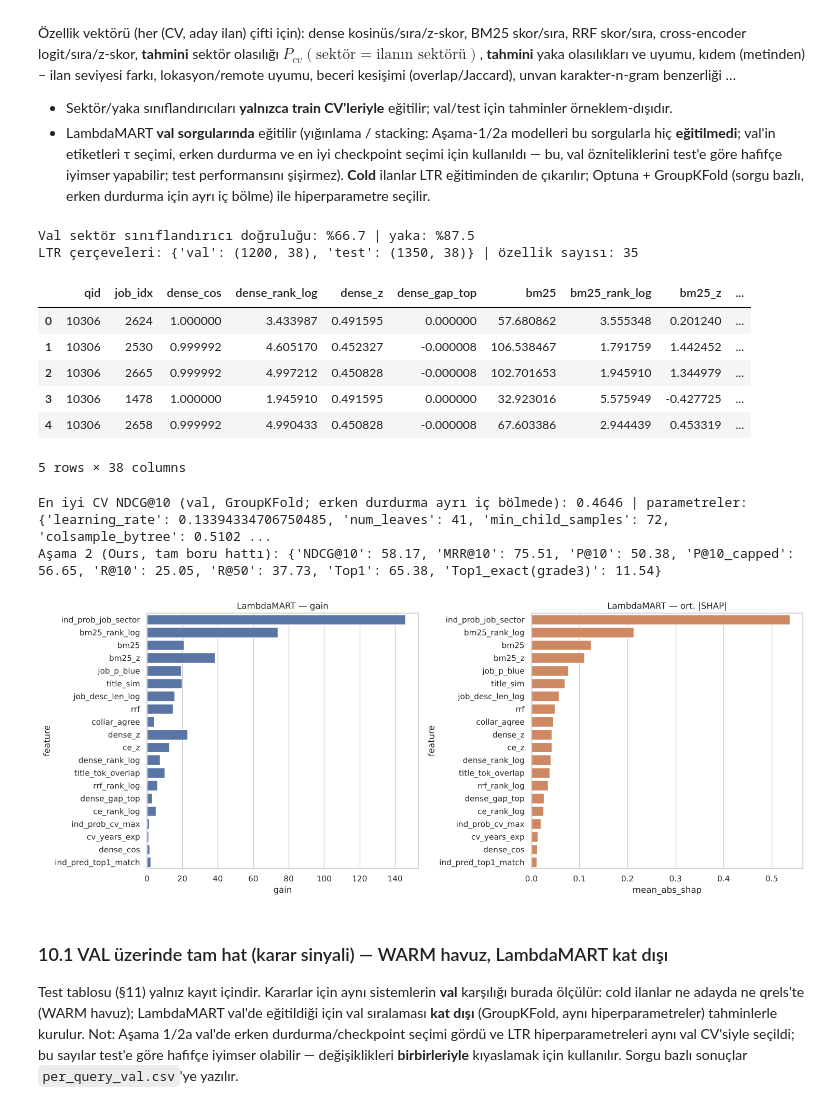
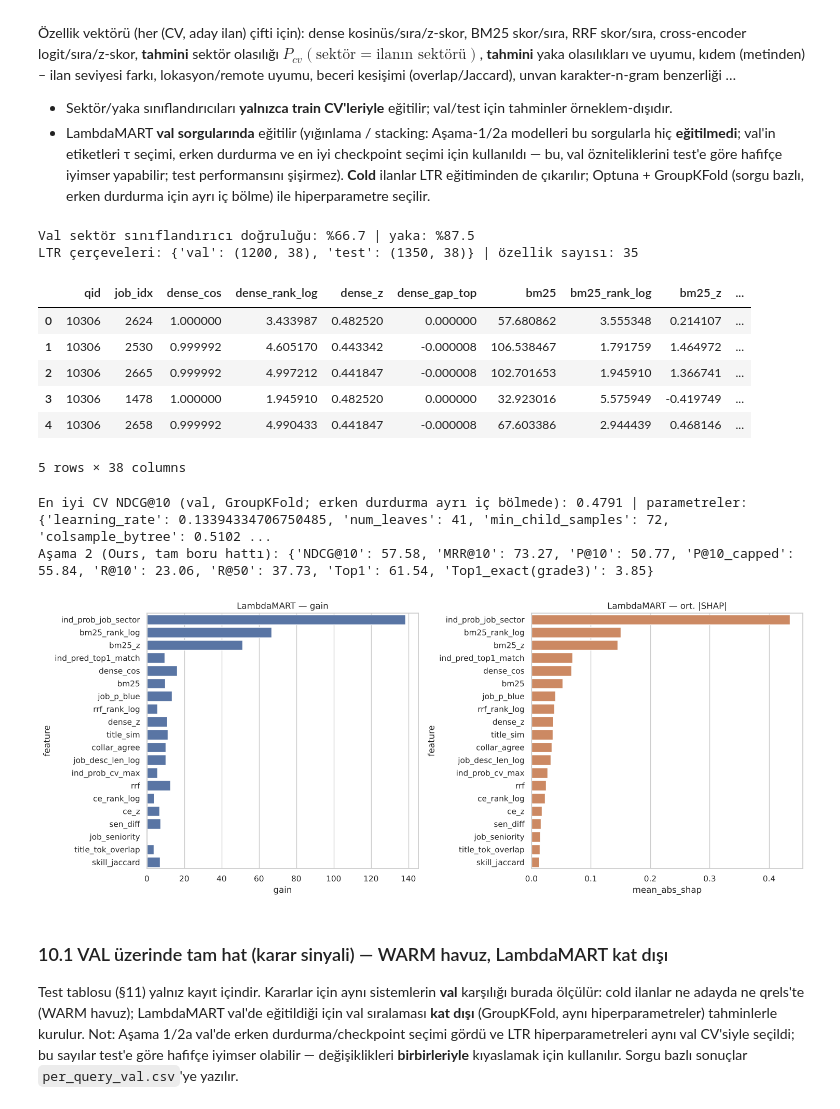
Before and after one commit to Verm1lion/umidovski, a Jupyter notebook: reports/dry_run_executed_notebook.ipynb, the cells around one changed output. Drawn from its saved outputs; the diff is of its cells as text; code cells hidden in the pictures.

```diff
--- a/reports/dry_run_executed_notebook.ipynb
+++ b/reports/dry_run_executed_notebook.ipynb
@@ -924,7 +935,7 @@ print("CE eğitim listesi:", len(DS_CE), "| ortalama liste uzunluğu:", np.mean(
       "| etiket dağılımı:", Counter(int(x) for l in LABELS for x in l))
 
 class GradedRerankEvaluator(SentenceEvaluator):
-    # Val Top-50 hibrit adaylarını cross-encoder ile yeniden sıralayıp tam-havuz NDCG@10 hesaplar
+    # Val'de cold maskeli hibrit ilk-50'yi cross-encoder ile yeniden sıralayıp WARM NDCG@10 hesaplar
     def __init__(self, qids, fused):
         super().__init__(); self.qids = list(qids); self.name = "val"
         f = fused.copy(); f[:, COLD] = -np.inf          # model seçimi yalnız WARM ilanlarla
@@ -981,7 +992,9 @@ ce_log_df = plot_logs(ce_logs.rows, "Aşama 2a — Cross-encoder eğitimi", "sta
 ce_log_df.to_csv(os.path.join(CFG["OUT_DIR"], "stage2a_training_log.csv"), index=False)
 CE.save(os.path.join(CFG["OUT_DIR"], "cross_encoder_best"))
 
-CAND = {s: core.topk_indices(HYB[s][0], CFG["N_CANDIDATES"]) for s in ("val", "test")}
+# Val adayları cold maskeli (karar sinyalleri ve LTR eğitimi WARM havuzda; §9.1 ile aynı küme); test tam havuz
+_fv = HYB["val"][0].copy(); _fv[:, COLD] = -np.inf
+CAND = {"val": core.topk_indices(_fv, CFG["N_CANDIDATES"]), "test": core.topk_indices(HYB["test"][0], CFG["N_CANDIDATES"])}
 CE_S = {s: ce_score_matrix(CE, VAL_IDS if s == "val" else TEST_IDS, CAND[s]) for s in ("val", "test")}
 print("Hybrid + Cross-encoder:", fmt(evaluate(rerank_lists(TEST_IDS, CAND["test"], CE_S["test"], HYB["test"][0]),
                                              "Ours: Hybrid + Cross-encoder")))
@@ -1004,13 +1017,13 @@ def cand_ceiling(ids, cand, cols=None):
     orc = {int(q): sorted(map(int, cand[i]), key=lambda j: -grade(q, j)) for i, q in enumerate(ids)}
     res = core.evaluate_rankings(orc, qrels_for(list(orc), cols), k=10, rel_threshold=CFG["REL_THRESHOLD"])
     return fmt(res["summary"])
-_fv = HYB["val"][0].copy(); _fv[:, COLD] = -np.inf          # karar sinyali: cold ilanlar ne adayda ne qrels'te
-DIAG = {"aday_tavani_val(WARM)": cand_ceiling(VAL_IDS, core.topk_indices(_fv, CFG["N_CANDIDATES"]), WARM_COLS),
+DIAG = {"aday_tavani_val(WARM)": cand_ceiling(VAL_IDS, CAND["val"], WARM_COLS),   # CAND["val"] zaten cold maskeli
         "aday_tavani_test(tam_havuz,yalniz_rapor)": cand_ceiling(TEST_IDS, CAND["test"]),
         "n_candidates": CFG["N_CANDIDATES"]}
 print(f"Aday kümesi tavanı (VAL, WARM havuz, ilk {CFG['N_CANDIDATES']} hibrit aday, kâhin sıralama):", DIAG["aday_tavani_val(WARM)"])
-print("  Karşılaştırma için BM25 ilk-50 aday tavanı: val tam havuz 83,15 / test tam havuz 86,95 (reports/metric_ceilings.json);"
-      " val tavanları test tavanlarından birkaç puan düşük çıkar — kararı val'i val ile kıyaslayarak ver.")
+print("  Kıyas (val, WARM, kâhin NDCG@10): BM25 ilk-50 84,14 / ilk-100 90,67 / ilk-200 94,58 "
+      "(reports/metric_ceilings.json → aday_kumesi_tavani(BM25) → val|WARM|…). Eşik: < 92 Aşama 2 işine başlama; "
+      "92–95 gri bölge; ≥ 95 Aşama 2 işi karşılık verebilir.")
 try:
     def over(tok, texts, limit, pairs=False):
         if pairs:
@@ -1085,11 +1098,11 @@ LTR["val"].head()
 Val sektör sınıflandırıcı doğruluğu: %66.7 | yaka: %87.5
 LTR çerçeveleri: {'val': (1200, 38), 'test': (1350, 38)} | özellik sayısı: 35
 |  | qid | job_idx | dense_cos | dense_rank_log | dense_z | dense_gap_top | bm25 | bm25_rank_log | bm25_z | ... |
-| 0 | 10306 | 2624 | 1.000000 | 3.433987 | 0.491595 | 0.000000 | 57.680862 | 3.555348 | 0.201240 | ... |
-| 1 | 10306 | 2530 | 0.999992 | 4.605170 | 0.452327 | -0.000008 | 106.538467 | 1.791759 | 1.442452 | ... |
-| 2 | 10306 | 2665 | 0.999992 | 4.997212 | 0.450828 | -0.000008 | 102.701653 | 1.945910 | 1.344979 | ... |
-| 3 | 10306 | 1478 | 1.000000 | 1.945910 | 0.491595 | 0.000000 | 32.923016 | 5.575949 | -0.427725 | ... |
-| 4 | 10306 | 2658 | 0.999992 | 4.990433 | 0.450828 | -0.000008 | 67.603386 | 2.944439 | 0.453319 | ... |
+| 0 | 10306 | 2624 | 1.000000 | 3.433987 | 0.482520 | 0.000000 | 57.680862 | 3.555348 | 0.214107 | ... |
+| 1 | 10306 | 2530 | 0.999992 | 4.605170 | 0.443342 | -0.000008 | 106.538467 | 1.791759 | 1.464972 | ... |
+| 2 | 10306 | 2665 | 0.999992 | 4.997212 | 0.441847 | -0.000008 | 102.701653 | 1.945910 | 1.366741 | ... |
+| 3 | 10306 | 1478 | 1.000000 | 1.945910 | 0.482520 | 0.000000 | 32.923016 | 5.575949 | -0.419749 | ... |
+| 4 | 10306 | 2658 | 0.999992 | 4.990433 | 0.441847 | -0.000008 | 67.603386 | 2.944439 | 0.468146 | ... |
 5 rows × 38 columns
 # %%
 from sklearn.model_selection import GroupKFold
@@ -1097,6 +1110,10 @@ from sklearn.model_selection import GroupKFold
 ltr_tr = LTR["val"][~COLD[LTR["val"].job_idx.to_numpy()]].reset_index(drop=True)   # cold ilanlar LTR eğitimine girmez
 def groups_of(df):
     return df.groupby("qid", sort=False).size().to_numpy()
+
+def ltr_groups(df):
+    # Kat bölmesi CV'nin bölme grubuna (group_id) göre: neredeyse-kopya CV'ler aynı katta kalır (scripts/13 ile aynı)
+    return CV.loc[df.qid.to_numpy(), "group_id"].to_numpy()
 
 def ltr_rank_eval(model, df, base_hyb_scores, qids):
     df = df.copy(); df["s"] = model.predict(df[FEATS].to_numpy(np.float32))
@@ -1118,7 +1135,7 @@ def objective(trial):
         random_state=CFG["SEED"], verbose=-1)
     scores, iters = [], []
     r_ = np.random.default_rng(CFG["SEED"] + trial.number)
-    for tr_i, va_i in GroupKFold(n_splits=CFG["LTR_FOLDS"]).split(ltr_tr, groups=ltr_tr.qid):
+    for tr_i, va_i in GroupKFold(n_splits=CFG["LTR_FOLDS"]).split(ltr_tr, groups=ltr_groups(ltr_tr)):
         a_all, b = ltr_tr.iloc[tr_i], ltr_tr.iloc[va_i].sort_values("qid", kind="stable")
         # erken durdurma için eğitim katmanının İÇİNDEN ayrı sorgular; dış katman (b) yalnız puanlamada kullanılır
         qa = a_all.qid.unique()
@@ -1133,36 +1150,36 @@ def objective(trial):
     trial.set_user_attr("n_estimators", int(np.mean(iters)))
     return float(np.mean(scores))
 
 study = optuna.create_study(direction="maximize", sampler=optuna.samplers.TPESampler(seed=CFG["SEED"]))
 study.optimize(objective, n_trials=CFG["LTR_TRIALS"], show_progress_bar=not DRY_RUN)
 LTR_BEST = dict(study.best_params); n_est = study.best_trial.user_attrs["n_estimators"]
 print(f"En iyi CV NDCG@10 (val, GroupKFold; erken durdurma ayrı iç bölmede): {study.best_value:.4f} | "
       f"parametreler: {LTR_BEST} | ağaç: {n_est}")
 ltr_tr = ltr_tr.sort_values("qid", kind="stable")
 RANKER = lgb.LGBMRanker(objective="lambdarank", metric="ndcg", eval_at=[10], n_estimators=max(10, n_est), subsample_freq=1,
                         random_state=CFG["SEED"], verbose=-1, **LTR_BEST)
 RANKER.fit(ltr_tr[FEATS], ltr_tr.grade, group=groups_of(ltr_tr))
 
 def ltr_scores(df):
     return RANKER.predict(df[FEATS].to_numpy(np.float32)).reshape(-1, CFG["N_CANDIDATES"])
 
 LTR_S = {"test": ltr_scores(LTR["test"])}
 FULL_RANKED = rerank_lists(TEST_IDS, CAND["test"], LTR_S["test"], HYB["test"][0])
 print("Aşama 2 (Ours, tam boru hattı):", fmt(evaluate(FULL_RANKED, "S2: Hybrid + Cross-encoder + LambdaMART")))
 
 # Önem: gain + SHAP (pred_contrib) ortalama |katkı|
 imp = pd.DataFrame({"feature": FEATS, "gain": RANKER.booster_.feature_importance("gain")})
 contrib = RANKER.booster_.predict(LTR["test"][FEATS].to_numpy(np.float32), pred_contrib=True)[:, :-1]
 imp["mean_abs_shap"] = np.abs(contrib).mean(0)
 imp = imp.sort_values("mean_abs_shap", ascending=False)
 fig, ax = plt.subplots(1, 2, figsize=(15, 6))
 sns.barplot(data=imp.head(20), y="feature", x="gain", ax=ax[0], color="#4C72B0"); ax[0].set_title("LambdaMART — gain")
 sns.barplot(data=imp.head(20), y="feature", x="mean_abs_shap", ax=ax[1], color="#DD8452"); ax[1].set_title("LambdaMART — ort. |SHAP|")
 fig.tight_layout(); fig.savefig(os.path.join(CFG["FIG_DIR"], "ltr_importance.png"), dpi=120); plt.show()
 # %% [output]
-En iyi CV NDCG@10 (val, GroupKFold; erken durdurma ayrı iç bölmede): 0.4646 | parametreler: {'learning_rate': 0.13394334706750485, 'num_leaves': 41, 'min_child_samples': 72, 'colsample_bytree': 0.5102 ...
-Aşama 2 (Ours, tam boru hattı): {'NDCG@10': 58.17, 'MRR@10': 75.51, 'P@10': 50.38, 'P@10_capped': 56.65, 'R@10': 25.05, 'R@50': 37.73, 'Top1': 65.38, 'Top1_exact(grade3)': 11.54}
+En iyi CV NDCG@10 (val, GroupKFold; erken durdurma ayrı iç bölmede): 0.4791 | parametreler: {'learning_rate': 0.13394334706750485, 'num_leaves': 41, 'min_child_samples': 72, 'colsample_bytree': 0.5102 ...
+Aşama 2 (Ours, tam boru hattı): {'NDCG@10': 57.58, 'MRR@10': 73.27, 'P@10': 50.77, 'P@10_capped': 55.84, 'R@10': 23.06, 'R@50': 37.73, 'Top1': 61.54, 'Top1_exact(grade3)': 3.85}
-[figure, old version]
+[figure, new version]
 # %% [markdown]
 ### 10.1 VAL üzerinde tam hat (karar sinyali) — WARM havuz, LambdaMART kat dışı
 Test tablosu (§11) yalnız kayıt içindir. Kararlar için aynı sistemlerin **val** karşılığı burada ölçülür: cold ilanlar
```
Also changed, not shown: parts of 19 cells of this notebook, 13 other files.
